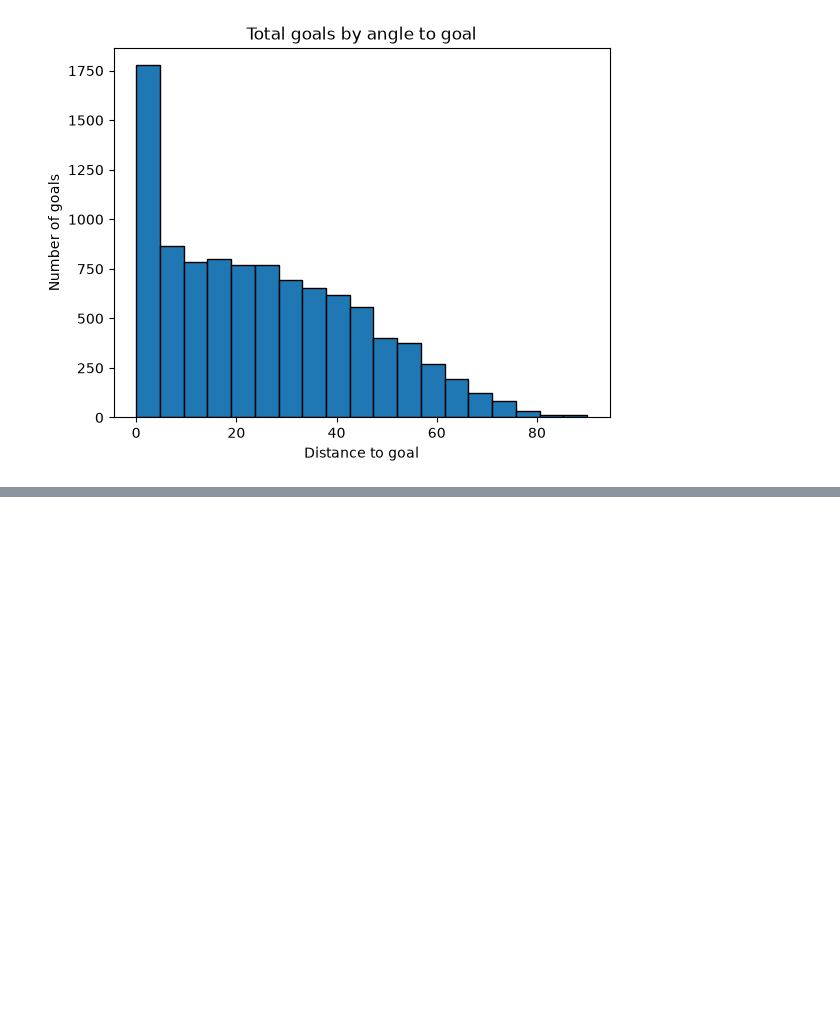
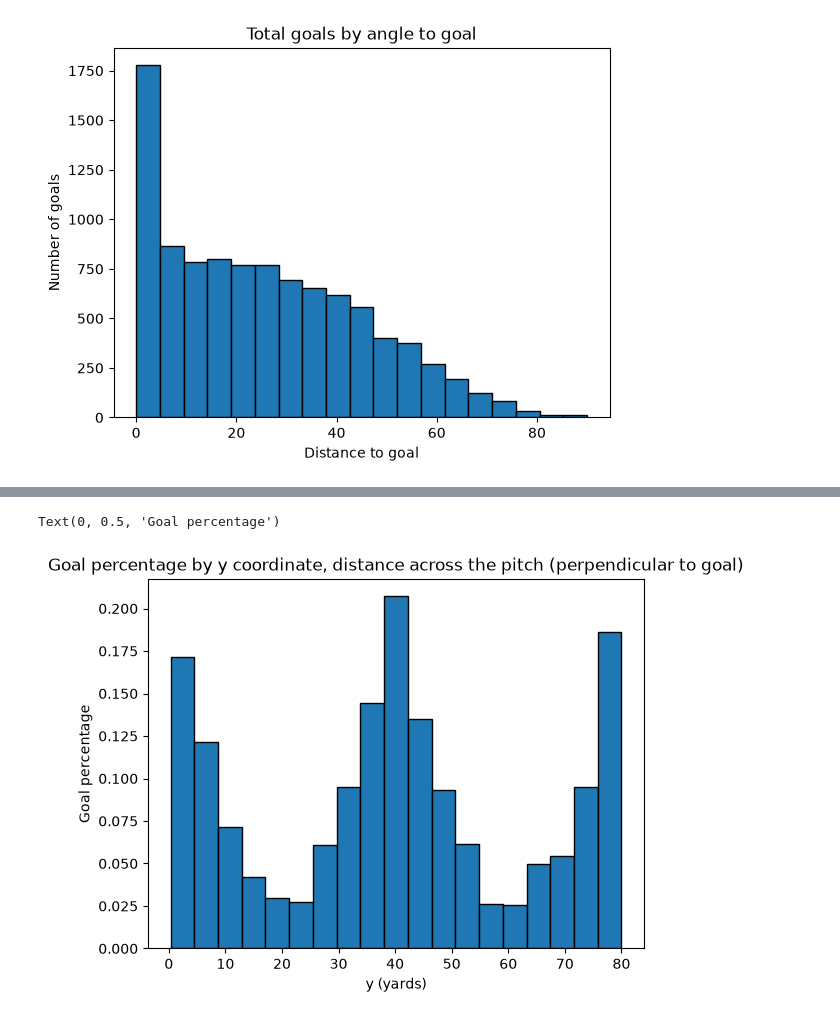
Before and after one commit to joeyallen1/Expected-goals-bayesian, a Jupyter notebook: eda.ipynb, the cells around one changed output, grey strips where cells are left out. Saved outputs shown, nothing was run; the diff lists cells and outputs as text; code cells hidden in the pictures; blank space fills up the shorter version.

```diff
--- a/eda.ipynb
+++ b/eda.ipynb
@@ -171,0 +194,19 @@ plt.show()
+# %%
+bin_edges = np.linspace(dataset_df["y"].min(), dataset_df["y"].max(), 20)
+
+goal_percentages = []
+total_goals = []
+for i in range(len(bin_edges) - 1):
+    left = bin_edges[i]
+    right = bin_edges[i + 1]
+    in_bin = dataset_df[(dataset_df["y"] >= left) & (dataset_df["y"] < right)]
+    goal_percentages.append(in_bin["is_goal"].mean())
+    total_goals.append(in_bin["is_goal"].sum())
+
+plt.bar(bin_edges[:-1], goal_percentages, align="edge", width=np.diff(bin_edges), edgecolor="black")
+plt.title("Goal percentage by y coordinate, distance across the pitch (perpendicular to goal)")
+plt.xlabel("y (yards)")
+plt.ylabel("Goal percentage")
+# %% [output]
+Text(0, 0.5, 'Goal percentage')
+[figure, added]
```
Also changed, not shown: parts of 7 cells of this notebook, 2 other files.
